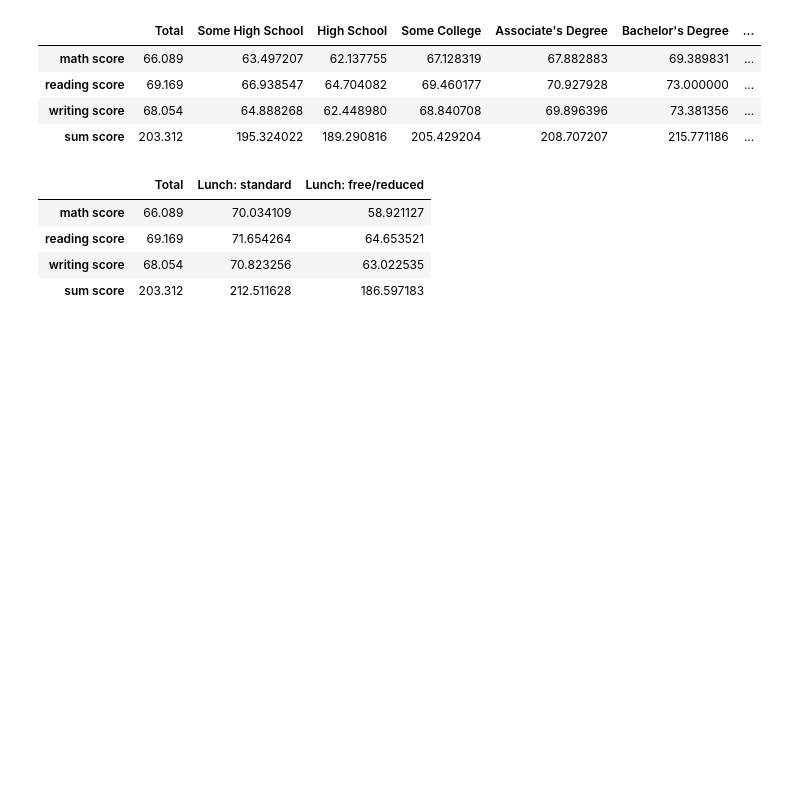
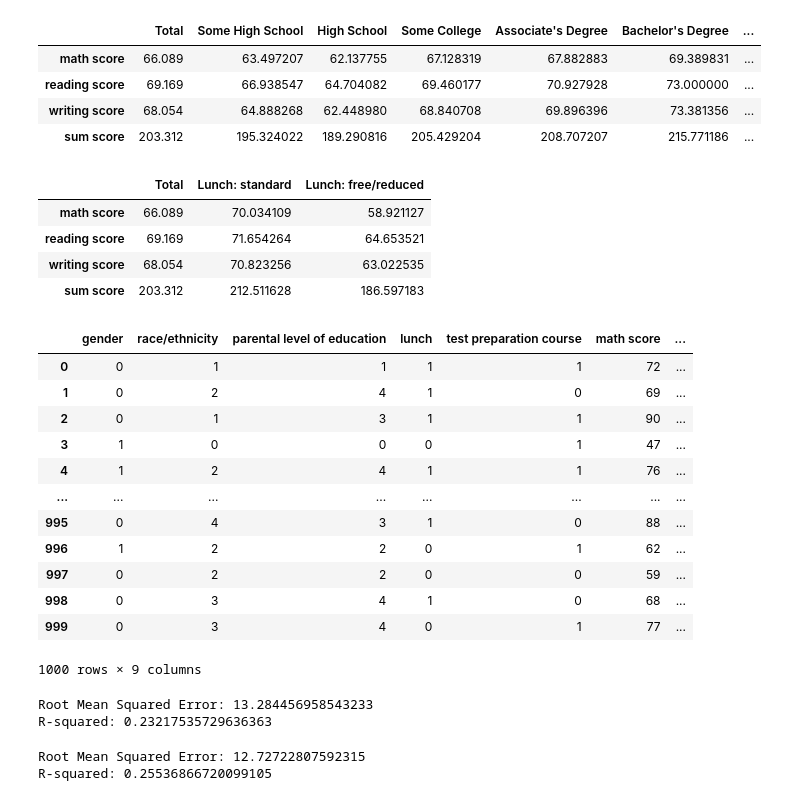
Before and after one commit to akylbekmaxutov/scientific-computing-project, a Jupyter notebook: project.ipynb, the cells around one changed output. Cells and saved outputs as stored; diff of their text form; code cells hidden in the pictures; blank space fills up the shorter version.

Commit message:
refactor: Models added

```diff
--- a/project.ipynb
+++ b/project.ipynb
@@ -212,3 +212,21 @@ mean_values_lunch
 | reading score | 69.169 | 71.654264 | 64.653521 |
 | writing score | 68.054 | 70.823256 | 63.022535 |
 | sum score | 203.312 | 212.511628 | 186.597183 |
+# %%
+data_encoded = data.iloc[:, :5].apply(lambda x: pd.Categorical(x).codes)
+data_encoded[['math score', 'reading score', 'writing score', 'sum score']] = data.iloc[:, 5:]
+data_encoded
+# %% [output]
+|  | gender | race/ethnicity | parental level of education | lunch | test preparation course | math score | ... |
+| 0 | 0 | 1 | 1 | 1 | 1 | 72 | ... |
+| 1 | 0 | 2 | 4 | 1 | 0 | 69 | ... |
+| 2 | 0 | 1 | 3 | 1 | 1 | 90 | ... |
+| 3 | 1 | 0 | 0 | 0 | 1 | 47 | ... |
+| 4 | 1 | 2 | 4 | 1 | 1 | 76 | ... |
+| ... | ... | ... | ... | ... | ... | ... | ... |
+| 995 | 0 | 4 | 3 | 1 | 0 | 88 | ... |
+| 996 | 1 | 2 | 2 | 0 | 1 | 62 | ... |
+| 997 | 0 | 2 | 2 | 0 | 0 | 59 | ... |
+| 998 | 0 | 3 | 4 | 1 | 0 | 68 | ... |
+| 999 | 0 | 3 | 4 | 0 | 1 | 77 | ... |
+1000 rows × 9 columns
@@ -214,0 +248,44 @@ mean_values_lunch
+# %%
+X1_train, X1_test, y1_train, y1_test = train_test_split(X, y1, test_size=0.2, random_state=42)
+
+scaler1 = StandardScaler()
+X1_train_scaled = scaler1.fit_transform(X1_train)
+X1_test_scaled = scaler1.transform(X1_test)
+
+model_math = LinearRegression()
+
+model_math.fit(X1_train_scaled, y1_train)
+
+y1_pred = model_math.predict(X1_test_scaled)
+
+mse_1 = mean_squared_error(y1_test, y1_pred)
+rmse_1 = np.sqrt(mse_1)
+r2_1 = r2_score(y1_test, y1_pred)
+
+print(f'Root Mean Squared Error: {rmse_1}')
+print(f'R-squared: {r2_1}')
+# %% [output]
+Root Mean Squared Error: 13.284456958543233
+R-squared: 0.23217535729636363
+# %%
+X2_train, X2_test, y2_train, y2_test = train_test_split(X, y2, test_size=0.2, random_state=42)
+
+scaler2 = StandardScaler()
+X2_train_scaled = scaler2.fit_transform(X2_train)
+X2_test_scaled = scaler2.transform(X2_test)
+
+model_writing = LinearRegression()
+
+model_writing.fit(X2_train_scaled, y2_train)
+
+y2_pred = model_writing.predict(X2_test_scaled)
+
+mse_2 = mean_squared_error(y2_test, y2_pred)
+rmse_2 = np.sqrt(mse_2)
+r2_2 = r2_score(y2_test, y2_pred)
+
+print(f'Root Mean Squared Error: {rmse_2}')
+print(f'R-squared: {r2_2}')
+# %% [output]
+Root Mean Squared Error: 12.72722807592315
+R-squared: 0.25536866720099105
```
Also changed, not shown: parts of 4 cells of this notebook.
